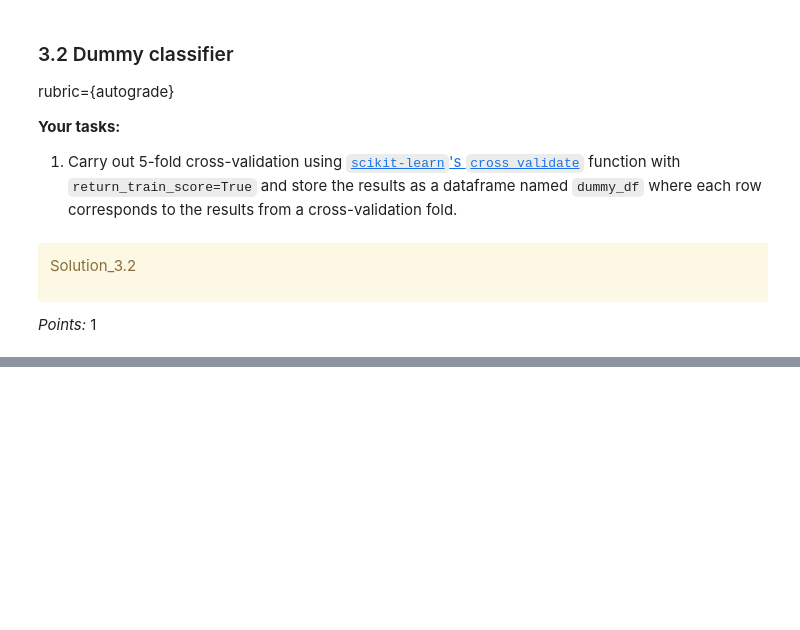
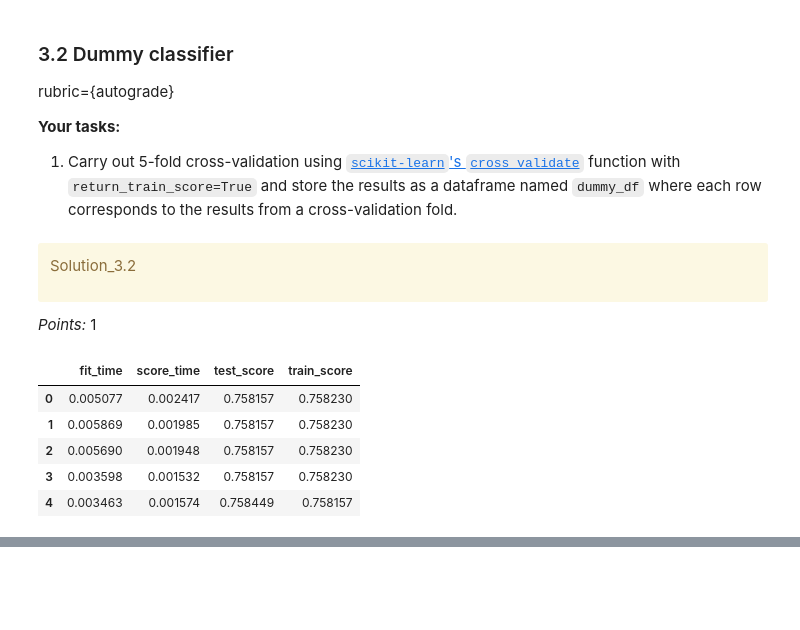
Before and after one commit to ryanhohoho/CPSC-330-hw3, a Jupyter notebook: hw3.ipynb, the cells around one changed output, grey strips where cells are left out. Saved outputs shown, nothing was run; the diff lists cells and outputs as text; code cells hidden in the pictures; blank space fills up the shorter version.

```diff
--- a/hw3.ipynb
+++ b/hw3.ipynb
@@ -305,2 +384,7 @@ y_test = None
+# %%
+X_train = train_df.drop(['income'], axis = 1)
+y_train = train_df['income']
+X_test = test_df.drop(['income'], axis = 1)
+y_test = test_df['income']
 # %%
 grader.check("q3.1")
@@ -328,2 +410,15 @@ dummy_df = None
+# %%
+dummy_classifier = DummyClassifier()
+cv_results = cross_validate(dummy_classifier, X_train, y_train, cv=5, return_train_score=True)
+
+dummy_df = pd.DataFrame(cv_results)
+dummy_df
+# %% [output]
+|  | fit_time | score_time | test_score | train_score |
+| 0 | 0.005077 | 0.002417 | 0.758157 | 0.758230 |
+| 1 | 0.005869 | 0.001985 | 0.758157 | 0.758230 |
+| 2 | 0.005690 | 0.001948 | 0.758157 | 0.758230 |
+| 3 | 0.003598 | 0.001532 | 0.758157 | 0.758230 |
+| 4 | 0.003463 | 0.001574 | 0.758449 | 0.758157 |
 # %%
 grader.check("q3.2")
```
Also changed, not shown: parts of 68 cells of this notebook.
